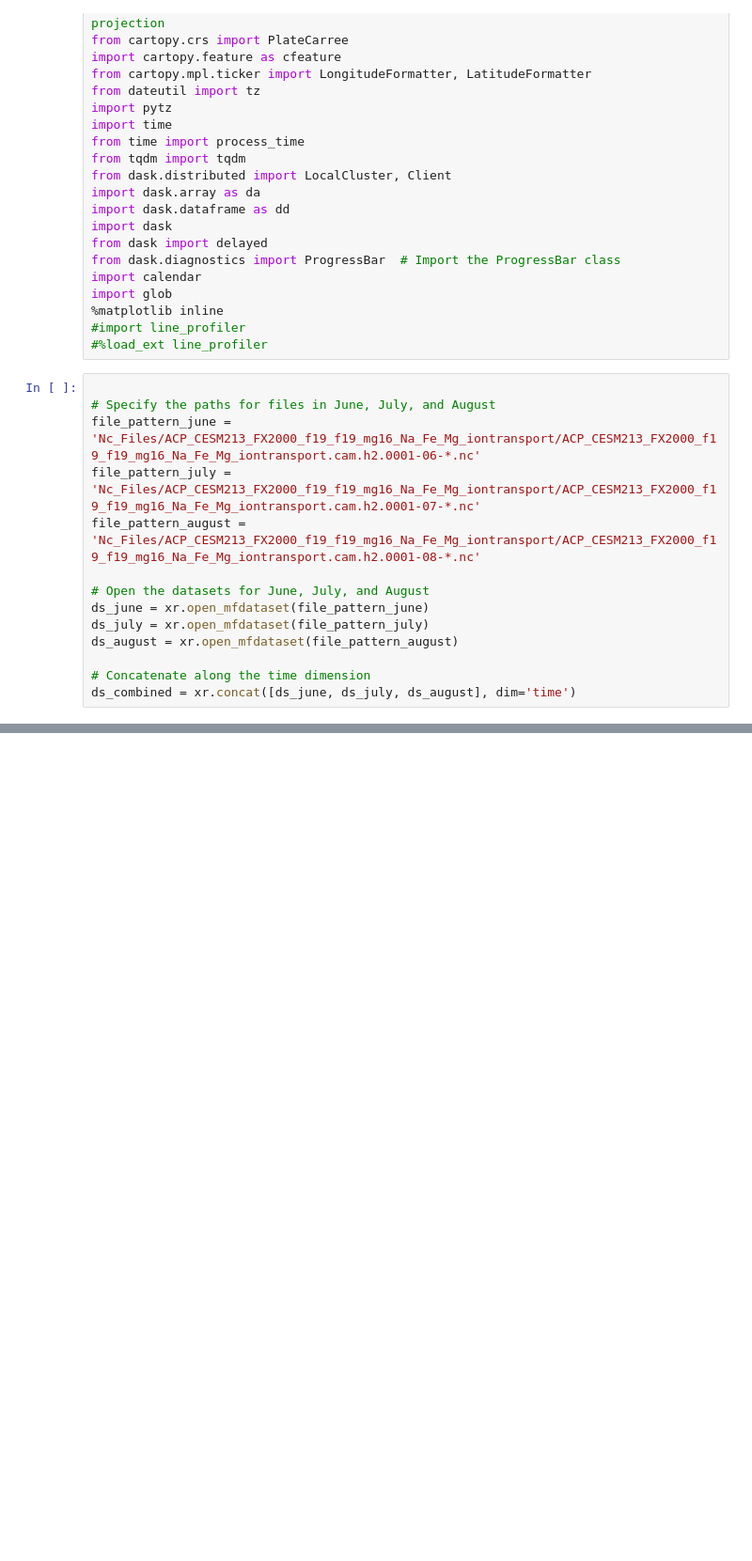
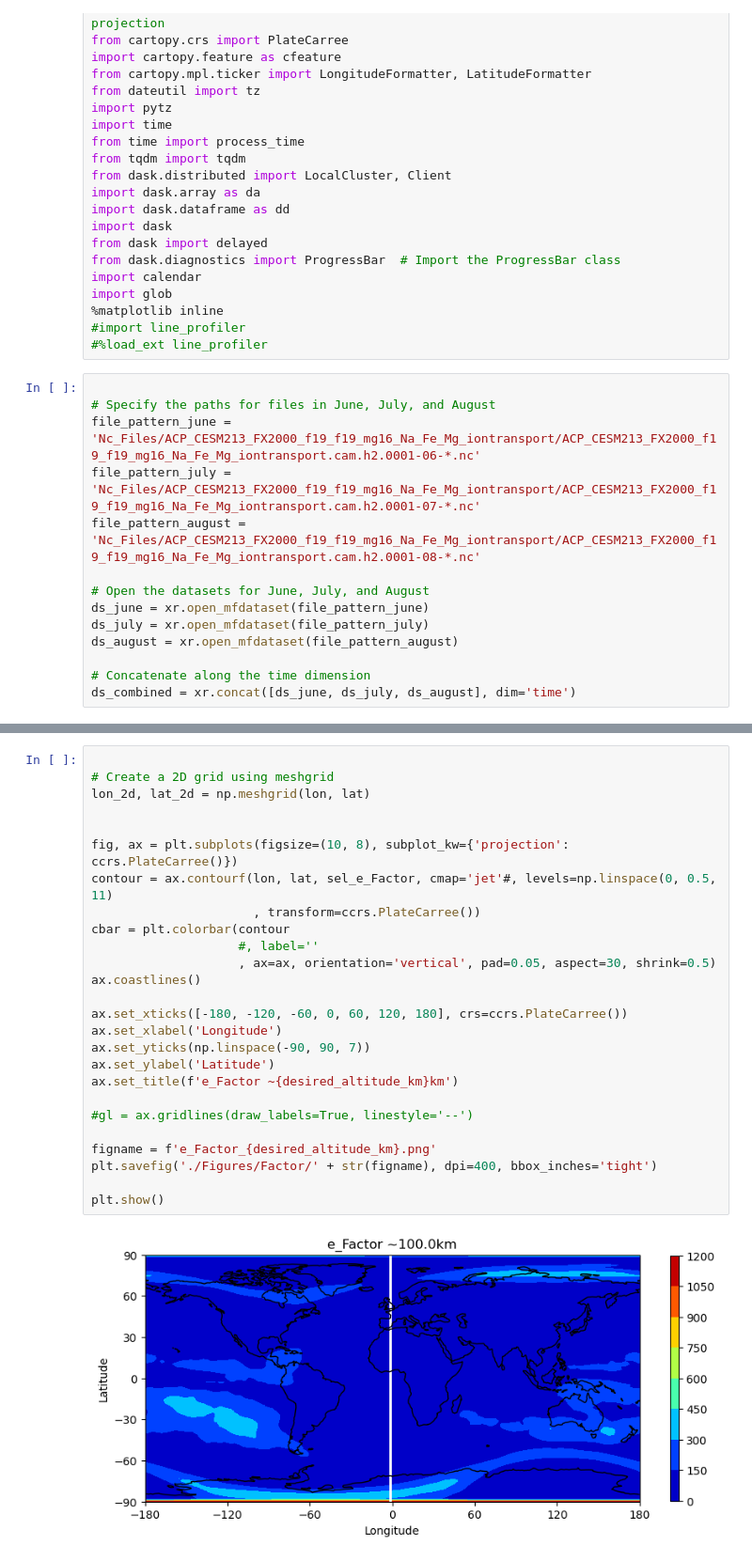
Before and after one commit to tashaay/SpE_Identification_Notebooks, a Jupyter notebook: Factor Calc.ipynb, the cells around one changed output, grey strips where cells are left out. Shown at 94% size. Drawn from its saved outputs; the diff is of its cells as text; blank space fills up the shorter version.

```diff
--- a/Factor Calc.ipynb
+++ b/Factor Calc.ipynb
@@ -153,0 +139,28 @@ plt.show()
+# %%
+
+# Create a 2D grid using meshgrid
+lon_2d, lat_2d = np.meshgrid(lon, lat)
+
+
+fig, ax = plt.subplots(figsize=(10, 8), subplot_kw={'projection': ccrs.PlateCarree()})
+contour = ax.contourf(lon, lat, sel_e_Factor, cmap='jet'#, levels=np.linspace(0, 0.5, 11)
+                      , transform=ccrs.PlateCarree())
+cbar = plt.colorbar(contour
+                    #, label=''
+                    , ax=ax, orientation='vertical', pad=0.05, aspect=30, shrink=0.5)
+ax.coastlines()
+
+ax.set_xticks([-180, -120, -60, 0, 60, 120, 180], crs=ccrs.PlateCarree())
+ax.set_xlabel('Longitude')
+ax.set_yticks(np.linspace(-90, 90, 7))
+ax.set_ylabel('Latitude')
+ax.set_title(f'e_Factor ~{desired_altitude_km}km')
+
+#gl = ax.gridlines(draw_labels=True, linestyle='--')
+
+figname = f'e_Factor_{desired_altitude_km}.png'
+plt.savefig('./Figures/Factor/' + str(figname), dpi=400, bbox_inches='tight')
+
+plt.show()
+# %% [output]
+[figure, added]
```
Also changed, not shown: parts of 9 cells of this notebook, 11 other files.
